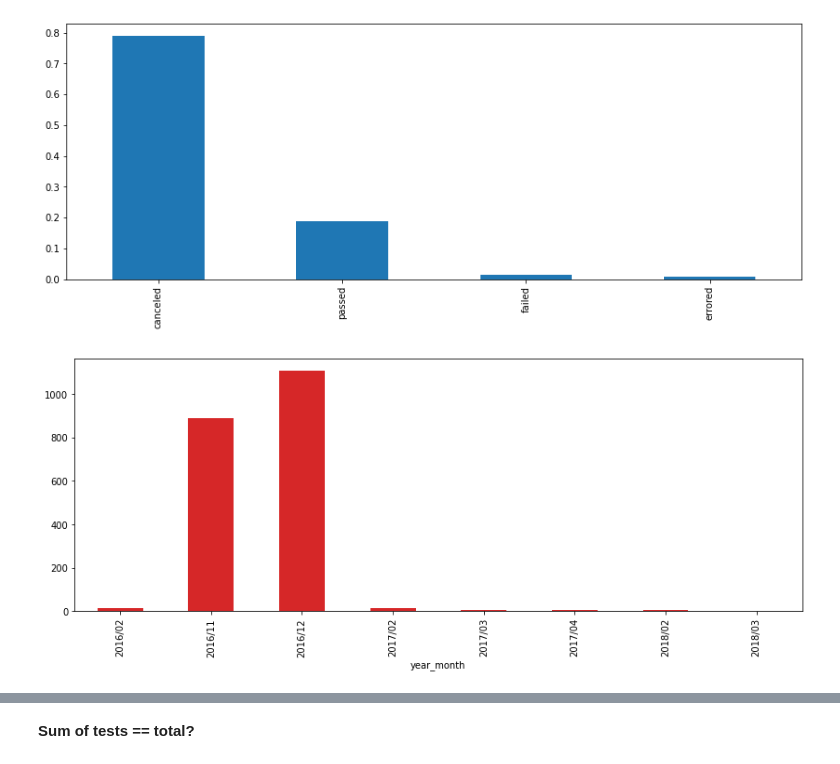
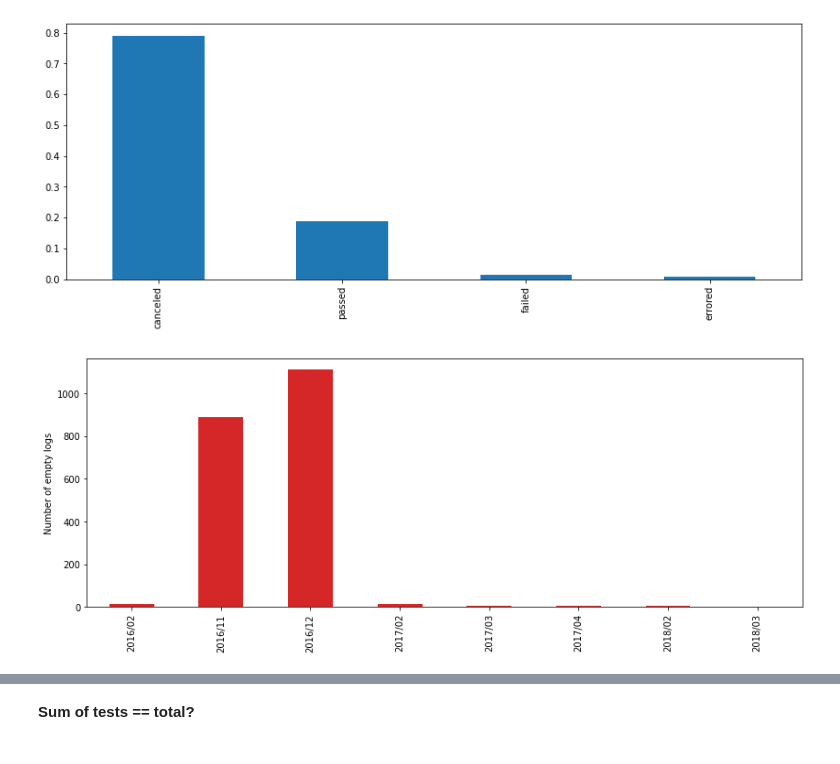
Before and after one commit to IncioMan/Continuous-Integration-metrics-for-post-release-bugs-prediction, a Jupyter notebook: notebooks/analysis/Log_parsed_metrics.ipynb, the cells around one changed output, grey strips where cells are left out. Saved outputs shown, nothing was run; the diff lists cells and outputs as text; code cells hidden in the pictures.

```diff
--- a/notebooks/analysis/Log_parsed_metrics.ipynb
+++ b/notebooks/analysis/Log_parsed_metrics.ipynb
@@ -246,8 +246,6 @@ job_parsed[job_parsed.lines == 1].shape
 len(job_parsed[job_parsed.lines == 1]) / len(job_parsed)
 # %% [output]
 0.07408218538066767
-# %%
-job_parsed = job_parsed[job_parsed.lines > 1]
 # %%
 job_parsed.describe()
 # %% [output]
@@ -690,8 +714,9 @@ job_parsed[job_parsed.lines==1].state.value_counts(normalize=True).plot(kind="ba
 # %%
 #Plot
 plt.figure()
-empty_log[empty_log.state.isin(["passed", "failed"])].groupby("year_month").job_id.count().plot(kind="bar", color=["tab:red"])
+ax = empty_log[empty_log.state.isin(["passed", "failed"])].groupby("year_month").job_id.nunique().plot(kind="bar", color=["tab:red"])
+ax.set(xlabel="", ylabel="Number of empty logs")
 plt.savefig(f"{figure_folder}/log-parsing-analysis/empty_log_passed_failed_time_dist.png", transparent=True, bbox_inches='tight', pad_inches=0.2)
 plt.show()
 # %% [output]
-[figure, old version]
+[figure, new version]
```
Also changed, not shown: parts of 30 cells of this notebook, 6 other files.
